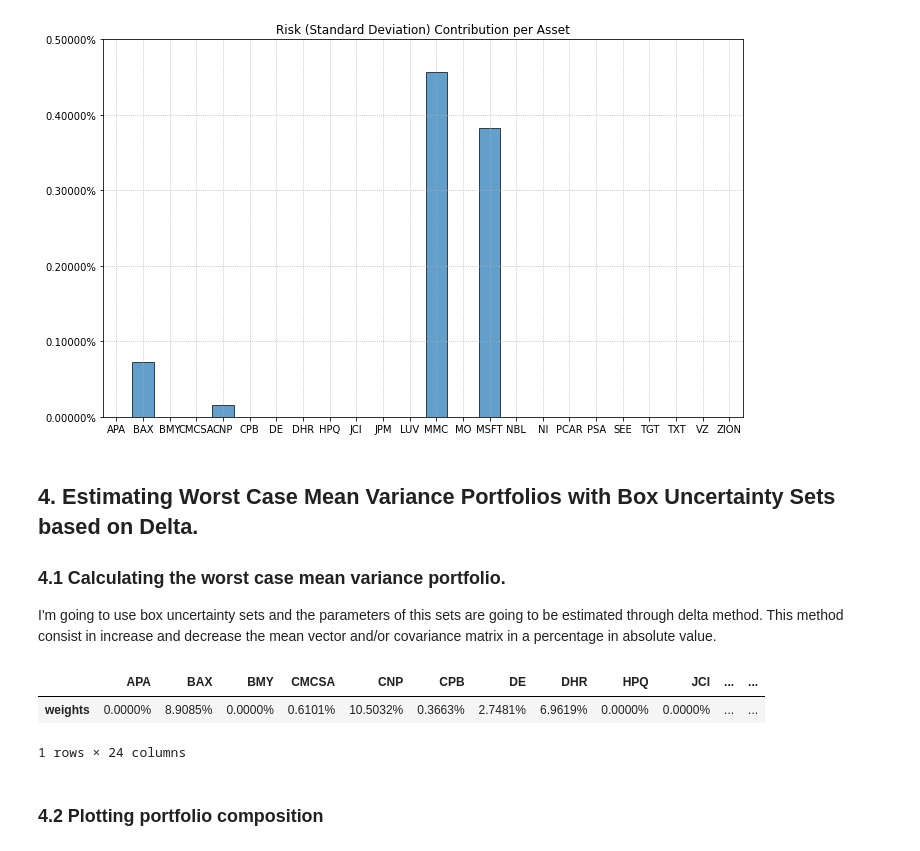
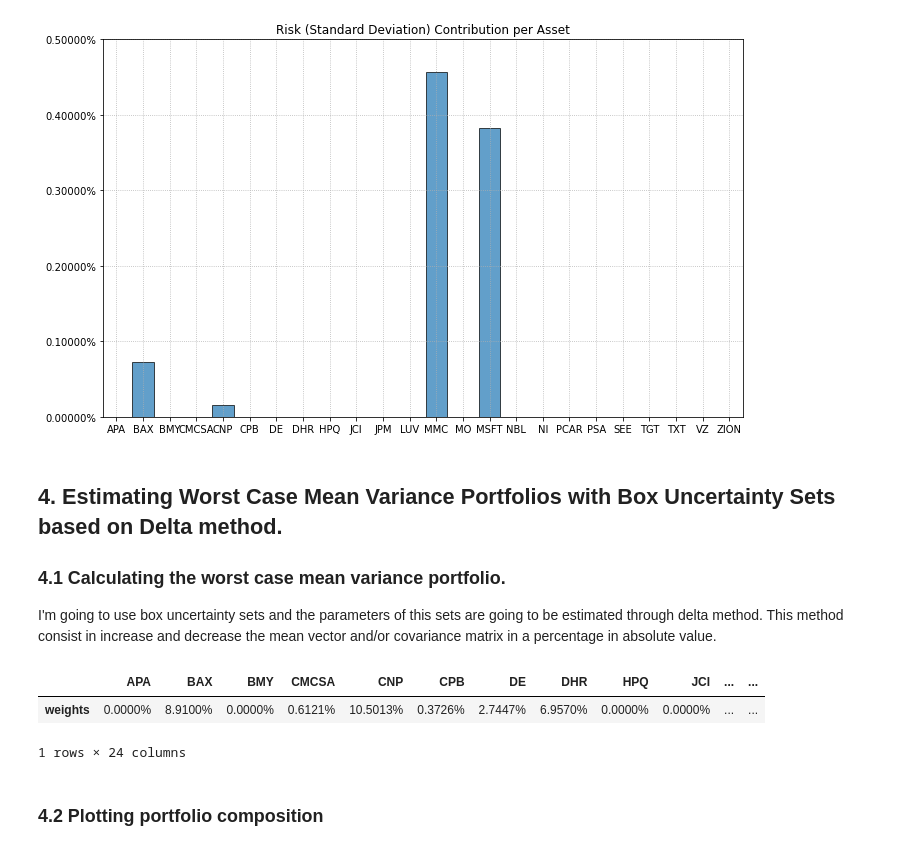
Before and after one commit to dcajasn/Riskfolio-Lib, a Jupyter notebook: examples/Tutorial 12.ipynb, the cells around one changed output. Drawn from its saved outputs; the diff is of its cells as text; code cells hidden in the pictures.

```diff
--- a/examples/Tutorial 12.ipynb
+++ b/examples/Tutorial 12.ipynb
@@ -146,7 +160,7 @@ ax = plf.plot_risk_con(w_wc_1, cov=port.cov, returns=port.returns, rm=rm, rf=0,
 # %% [output]
 [figure]
 # %% [markdown]
-## 4. Estimating Worst Case Mean Variance Portfolios with Box Uncertainty Sets based on Delta.
+## 4. Estimating Worst Case Mean Variance Portfolios with Box Uncertainty Sets based on Delta method.
 
 ### 4.1 Calculating the worst case mean variance portfolio.
 
@@ -154,25 +168,28 @@ I'm going to use box uncertainty sets and the parameters of this sets are going
 # %%
 # Select method and estimate worst case input parameters:
 
-kind = 'delta-s' # Method to estimate uncertainty sets parameters
-q = 0.05 # Confidence level for bootstrapping and k ellipsoidal uncertainty set constraint
+box = 'd' # Method to estimate box uncertainty sets parameters
+ellip = 's' # Method to estimate elliptical uncertainty sets parameters
+q = 0.05 # Confidence level for bootstrapping and k ellipsoidal uncertainty sets constraints
 n_sim = 3000 # Number of scenarios for bootstrapping
 window = 3 # Size of each block for block bootstrapping
 dmu = 0.1 # delta to increase or decrease the mean vector
 dcov = 0.1 # delta to increase or decrease the covariance matrix
 seed = 0
 
-port.wc_stats(kind=kind, q=q, n_sim=n_sim, window=window, dmu=dmu, dcov=dcov, seed=seed)
+port.wc_stats(box=box, ellip=ellip, q=q, n_sim=n_sim, window=window, dmu=dmu, dcov=dcov, seed=seed)
+
+# Estimate worst case optimal portfolio using selected uncertainty sets:
 
 Umu = 'box' # Type of uncertainty set for mean vector
 Ucov = 'box' # Type of uncertainty set for covariance matrix
 
 w_wc_2 = port.wc_optimization(obj=obj, rf=rf, l=l, Umu=Umu, Ucov=Ucov)
 
 display(w_wc_2.T)
 # %% [output]
 |  | APA | BAX | BMY | CMCSA | CNP | CPB | DE | DHR | HPQ | JCI | ... | ... |
-| weights | 0.0000% | 8.9085% | 0.0000% | 0.6101% | 10.5032% | 0.3663% | 2.7481% | 6.9619% | 0.0000% | 0.0000% | ... | ... |
+| weights | 0.0000% | 8.9100% | 0.0000% | 0.6121% | 10.5013% | 0.3726% | 2.7447% | 6.9570% | 0.0000% | 0.0000% | ... | ... |
 1 rows × 24 columns
 # %% [markdown]
 ### 4.2 Plotting portfolio composition
```
Also changed, not shown: parts of 20 cells of this notebook, 40 other files.
